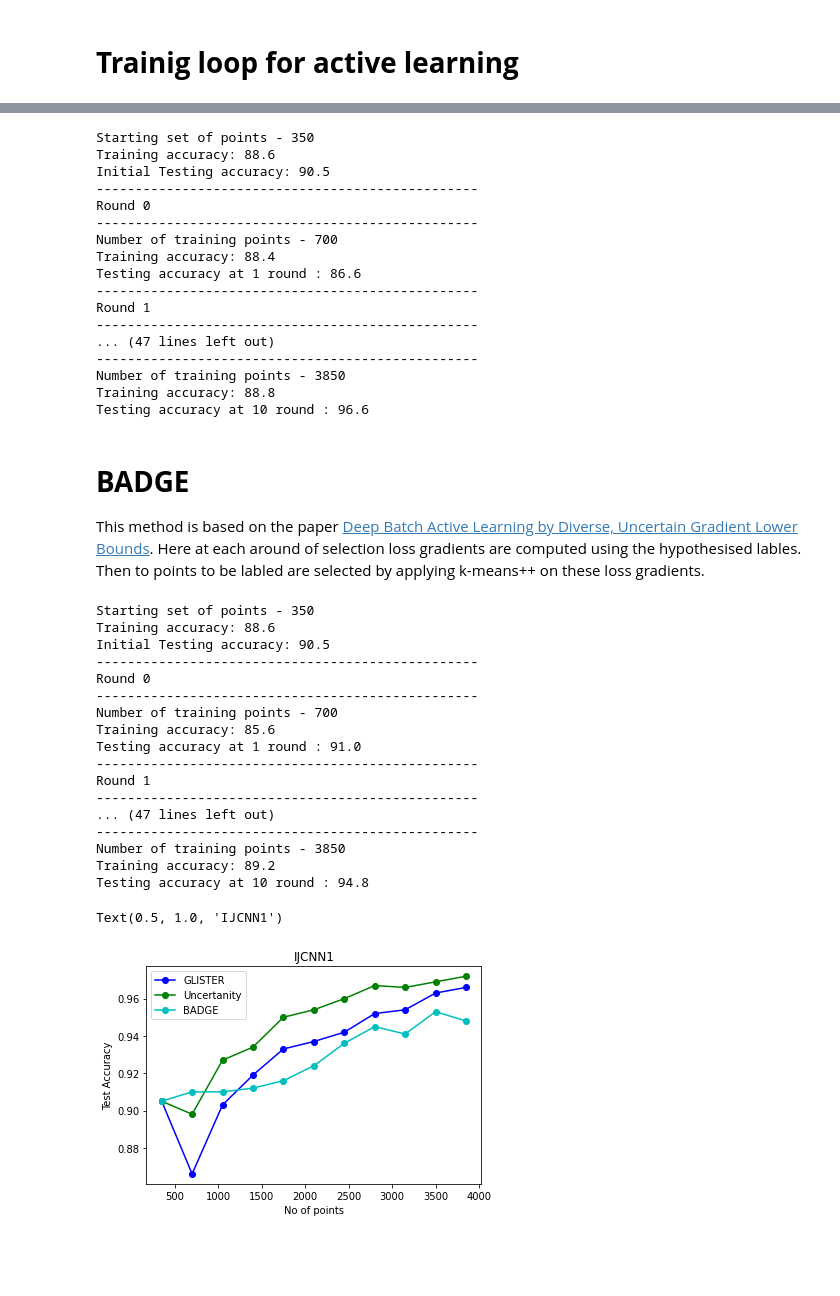
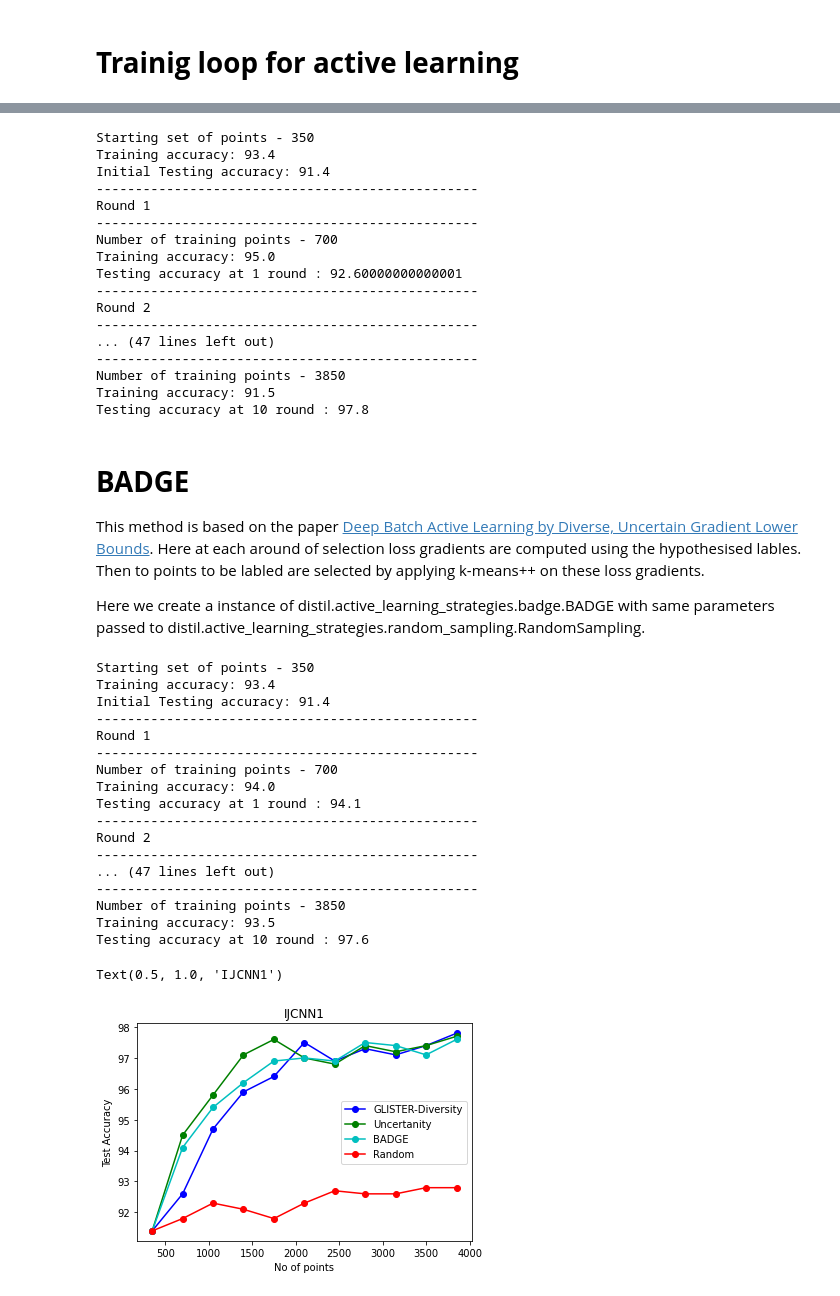
Before and after one commit to decile-team/distil, a Jupyter notebook: notebooks/DISTIL_DEMO_IJCNN1.ipynb, the cells around one changed output, grey strips where cells are left out. Saved outputs shown, nothing was run; the diff lists cells and outputs as text; code cells hidden in the pictures; blank space fills up the shorter version.

```diff
--- a/notebooks/DISTIL_DEMO_IJCNN1.ipynb
+++ b/notebooks/DISTIL_DEMO_IJCNN1.ipynb
@@ -241,10 +303,10 @@ The most basic active learning strategy, where we select samples about which the
 net = TwoLayerNet(data_dims, num_cls,40)
 net.apply(init_weights)
 
-strategy_args = {'batch_size' : 1000, 'lr':float(0.001)}
+strategy_args = {'batch_size' : 1000}
 strategy = EntropySampling(None, None, None, net, DataHandler_Points, num_cls, strategy_args)
 
-args = {'n_epoch':100, 'lr':float(0.001),'batch_size':1000}  #Different args than strategy_args
+args = {'n_epoch':150, 'lr':float(0.001),'batch_size':300}  #Different args than strategy_args
 n_rounds = 10    ##Number of rounds to run ac
 budget = int(0.01*x_trn.shape[0])    ##Number of new data points after every iteration
 
@@ -262,7 +324,7 @@ print('Initial Testing accuracy:', round(un_acc[0], 3)*100, flush=True)
 
 for i in range(n_rounds):
    print('-------------------------------------------------')
-   print('Round', i)
+   print('Round', i+1)
    print('-------------------------------------------------')
 
    X_tr,Y_tr,X_unlabeled,Y_unlabeled,un_acc[i+1],flag = training_round(strategy,dt,X_tr,Y_tr,X_unlabeled,Y_unlabeled,x_tst,y_tst)
@@ -304,9 +382,9 @@ net = TwoLayerNet(data_dims, num_cls,40)
 net.apply(init_weights)
 
 strategy_args = {'batch_size' : 12000, 'lr':float(0.001)}
-strategy = GLISTER(None, None, None, net, DataHandler_Points, num_cls, strategy_args,valid=False,typeOf='Diversity',lam=5)
+strategy = GLISTER(None, None, None, net, DataHandler_Points, num_cls, strategy_args,valid=False,typeOf='Diversity',lam=20)
 
-args = {'n_epoch':100, 'lr':float(0.001),'batch_size':1000}  #Different args than strategy_args
+args = {'n_epoch':150, 'lr':float(0.001),'batch_size':300}  #Different args than strategy_args
 n_rounds = 10    ##Number of rounds to run ac
 budget = int(0.01*x_trn.shape[0])     ##Number of new data points after every iteration
 
@@ -325,7 +403,7 @@ print('Initial Testing accuracy:', round(glister_acc[0], 3)*100, flush=True)
 for i in range(n_rounds):
 
   print('-------------------------------------------------')
-  print('Round', i)
+  print('Round', i+1)
   print('-------------------------------------------------')
 
   X_tr,Y_tr,X_unlabeled,Y_unlabeled,glister_acc[i+1],flag = training_round(strategy,dt,X_tr,Y_tr,X_unlabeled,Y_unlabeled,x_tst,y_tst)
@@ -334,33 +412,35 @@ for i in range(n_rounds):
     break
 # %% [output]
 Starting set of points - 350
-Training accuracy: 88.6
-Initial Testing accuracy: 90.5
+Training accuracy: 93.4
+Initial Testing accuracy: 91.4
 -------------------------------------------------
-Round 0
+Round 1
 -------------------------------------------------
 Number of training points - 700
-Training accuracy: 88.4
-Testing accuracy at 1 round : 86.6
+Training accuracy: 95.0
+Testing accuracy at 1 round : 92.60000000000001
 -------------------------------------------------
-Round 1
+Round 2
 -------------------------------------------------
 ... (47 lines left out)
 -------------------------------------------------
 Number of training points - 3850
-Training accuracy: 88.8
-Testing accuracy at 10 round : 96.6
+Training accuracy: 91.5
+Testing accuracy at 10 round : 97.8
 # %% [markdown]
 # **BADGE**
 This method is based on the paper [Deep Batch Active Learning by Diverse, Uncertain Gradient Lower Bounds](https://arxiv.org/abs/1906.03671). Here at each around of selection loss gradients are computed using the hypothesised lables. Then to points to be labled are selected by applying k-means++ on these loss gradients.
+
+Here we create a instance of distil.active_learning_strategies.badge.BADGE with same parameters passed to distil.active_learning_strategies.random_sampling.RandomSampling.
 # %%
 net = TwoLayerNet(data_dims, num_cls,40)
 net.apply(init_weights)
 
-strategy_args = {'batch_size' : 12000, 'lr':float(0.001)}
+strategy_args = {'batch_size' : 12000}
 strategy = BADGE(None, None, None, net, DataHandler_Points, num_cls, strategy_args)
 
-args = {'n_epoch':100, 'lr':float(0.001),'batch_size':1000}  #Different args than strategy_args
+args = {'n_epoch':150, 'lr':float(0.001),'batch_size':300}  #Different args than strategy_args
 n_rounds = 10    ##Number of rounds to run ac
 budget = int(0.01*x_trn.shape[0])     ##Number of new data points after every iteration
 
@@ -378,7 +458,7 @@ print('Initial Testing accuracy:', round(badge_acc[0], 3)*100, flush=True)
 
 for i in range(n_rounds):
   print('-------------------------------------------------')
-  print('Round', i)
+  print('Round', i+1)
   print('-------------------------------------------------')
 
   X_tr,Y_tr,X_unlabeled,Y_unlabeled,badge_acc[i+1],flag = training_round(strategy,dt,X_tr,Y_tr,X_unlabeled,Y_unlabeled,x_tst,y_tst)
@@ -387,35 +467,35 @@ for i in range(n_rounds):
     break
 # %% [output]
 Starting set of points - 350
-Training accuracy: 88.6
-Initial Testing accuracy: 90.5
+Training accuracy: 93.4
+Initial Testing accuracy: 91.4
 -------------------------------------------------
-Round 0
+Round 1
 -------------------------------------------------
 Number of training points - 700
-Training accuracy: 85.6
-Testing accuracy at 1 round : 91.0
+Training accuracy: 94.0
+Testing accuracy at 1 round : 94.1
 -------------------------------------------------
-Round 1
+Round 2
 -------------------------------------------------
 ... (47 lines left out)
 -------------------------------------------------
 Number of training points - 3850
-Training accuracy: 89.2
-Testing accuracy at 10 round : 94.8
+Training accuracy: 93.5
+Testing accuracy at 10 round : 97.6
 # %%
 x_axis = np.array([budget for i in range(n_rounds+1)])
 x_axis = x_axis*np.array([i for i in range(1,n_rounds+2)])
 plt.figure()
-plt.plot(x_axis, glister_acc, 'b-', label='GLISTER',marker='o')
-plt.plot(x_axis, un_acc, 'g-', label='Uncertanity',marker='o')
-plt.plot(x_axis, badge_acc, 'c', label='BADGE',marker='o')
-
+plt.plot(x_axis, glister_acc*100, 'b-', label='GLISTER-Diversity',marker='o')
+plt.plot(x_axis, un_acc*100, 'g-', label='Uncertanity',marker='o')
+plt.plot(x_axis, badge_acc*100, 'c', label='BADGE',marker='o')
+plt.plot(x_axis, rand_acc*100, 'r', label='Random',marker='o')
 
 plt.legend()
 plt.xlabel('No of points')
 plt.ylabel('Test Accuracy')
 plt.title('IJCNN1')
 # %% [output]
 Text(0.5, 1.0, 'IJCNN1')
-[figure, old version]
+[figure, new version]
```
Also changed, not shown: parts of 9 cells of this notebook, 27 other files.
